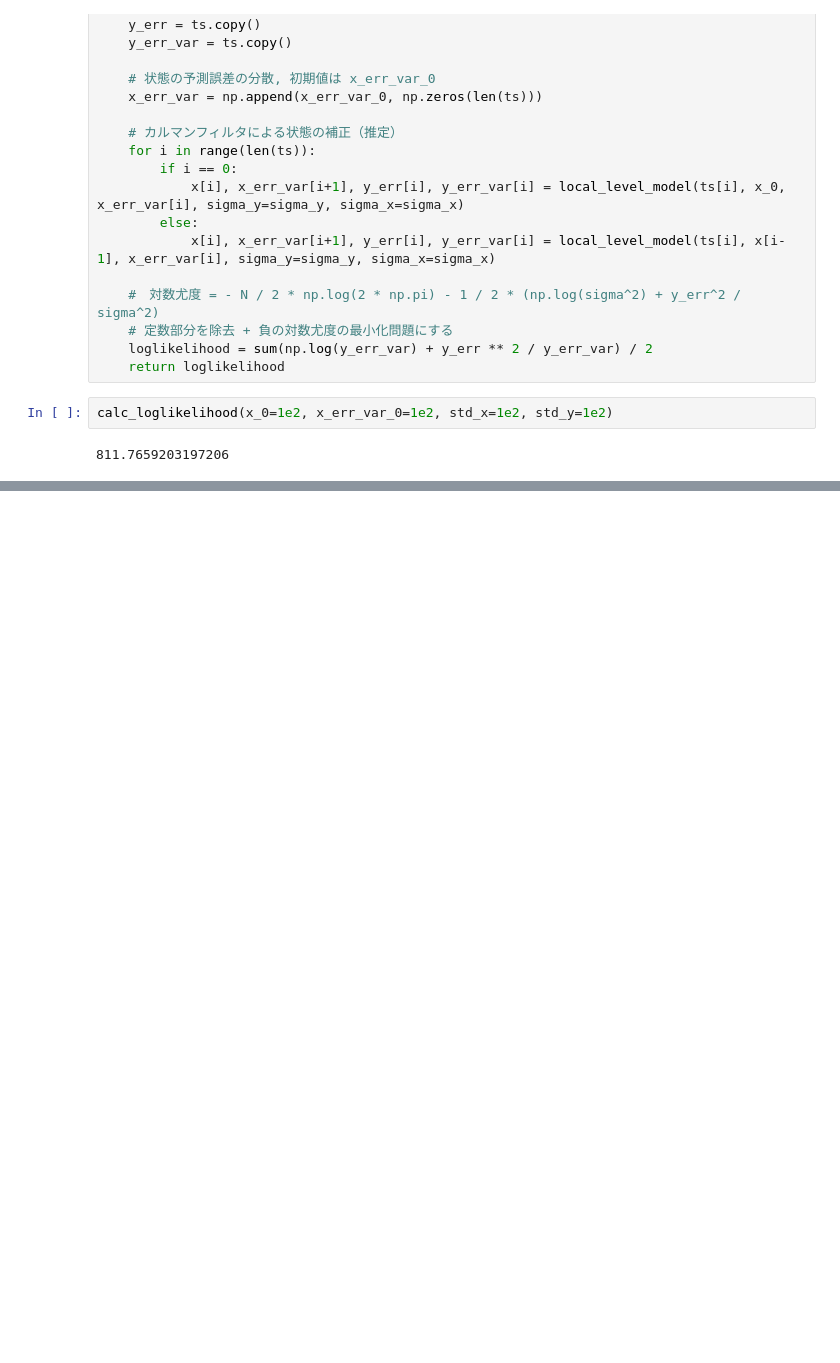
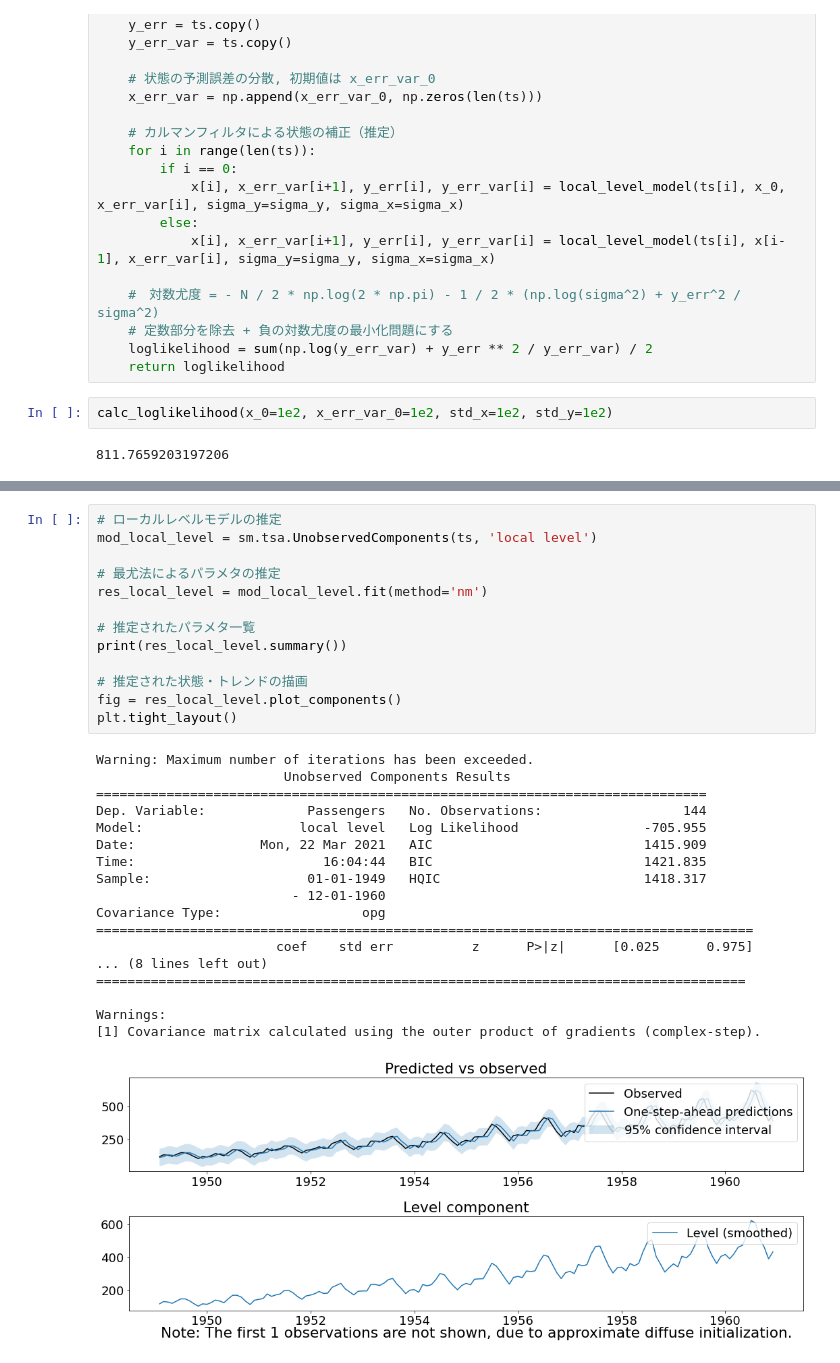
Before and after one commit to bokushi4/tsa_practice, a Jupyter notebook: 05_param_estimate.ipynb, the cells around one changed output, grey strips where cells are left out. Saved outputs shown, nothing was run; the diff lists cells and outputs as text; blank space fills up the shorter version.

```diff
--- a/05_param_estimate.ipynb
+++ b/05_param_estimate.ipynb
@@ -112,0 +131,32 @@ calc_loglikelihood(x_0=1e2, x_err_var_0=1e2, std_x=1e2, std_y=1e2)
+# %%
+# ローカルレベルモデルの推定
+mod_local_level = sm.tsa.UnobservedComponents(ts, 'local level')
+
+# 最尤法によるパラメタの推定
+res_local_level = mod_local_level.fit(method='nm')
+
+# 推定されたパラメタ一覧
+print(res_local_level.summary())
+
+# 推定された状態・トレンドの描画
+fig = res_local_level.plot_components()
+plt.tight_layout()
+# %% [output]
+Warning: Maximum number of iterations has been exceeded.
+                        Unobserved Components Results
+==============================================================================
+Dep. Variable:             Passengers   No. Observations:                  144
+Model:                    local level   Log Likelihood                -705.955
+Date:                Mon, 22 Mar 2021   AIC                           1415.909
+Time:                        16:04:44   BIC                           1421.835
+Sample:                    01-01-1949   HQIC                          1418.317
+                         - 12-01-1960
+Covariance Type:                  opg
+====================================================================================
+                       coef    std err          z      P>|z|      [0.025      0.975]
+... (8 lines left out)
+===================================================================================
+
+Warnings:
+[1] Covariance matrix calculated using the outer product of gradients (complex-step).
+[figure, added]
```
Also changed, not shown: parts of 2 cells of this notebook, 3 other files.
